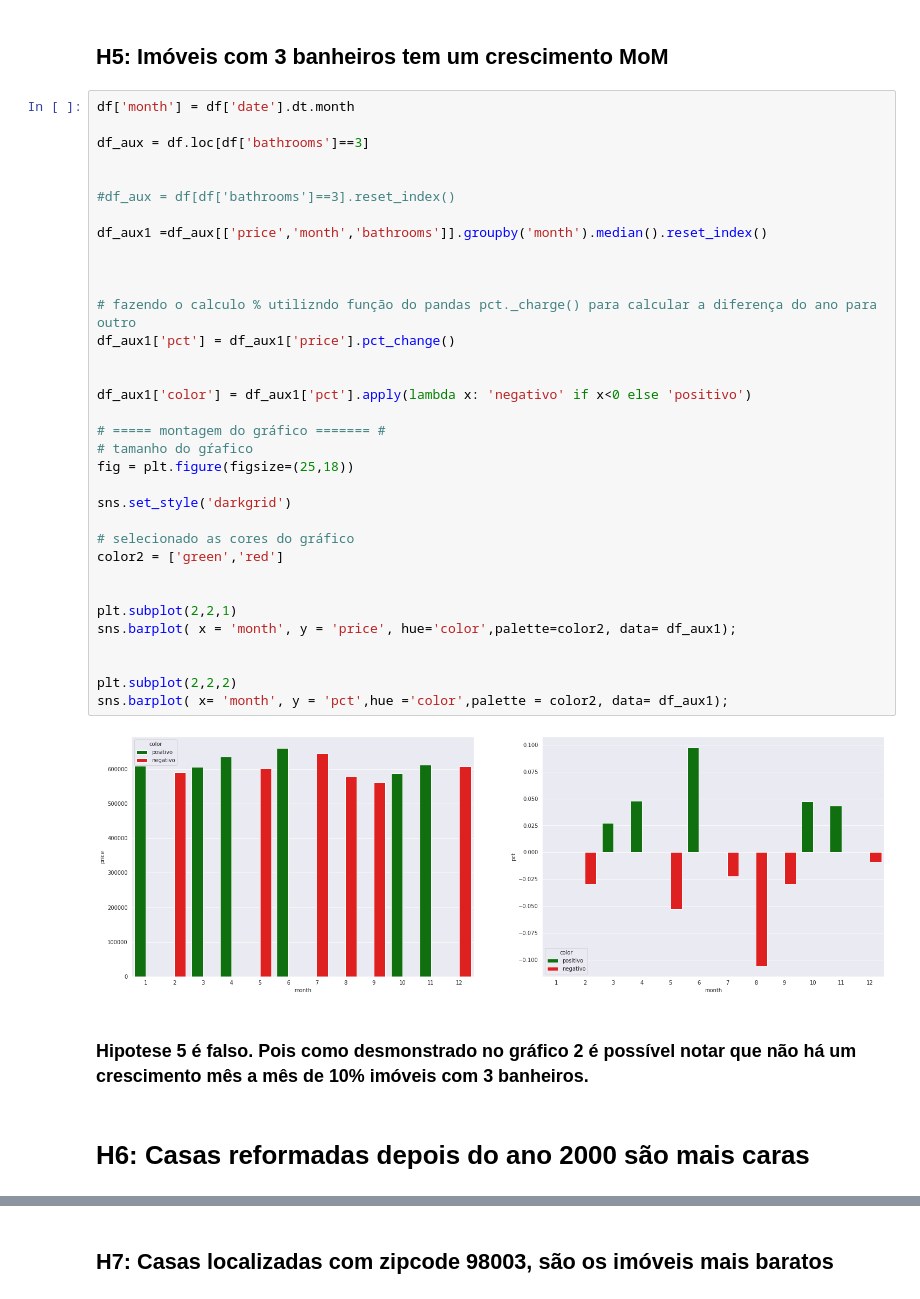
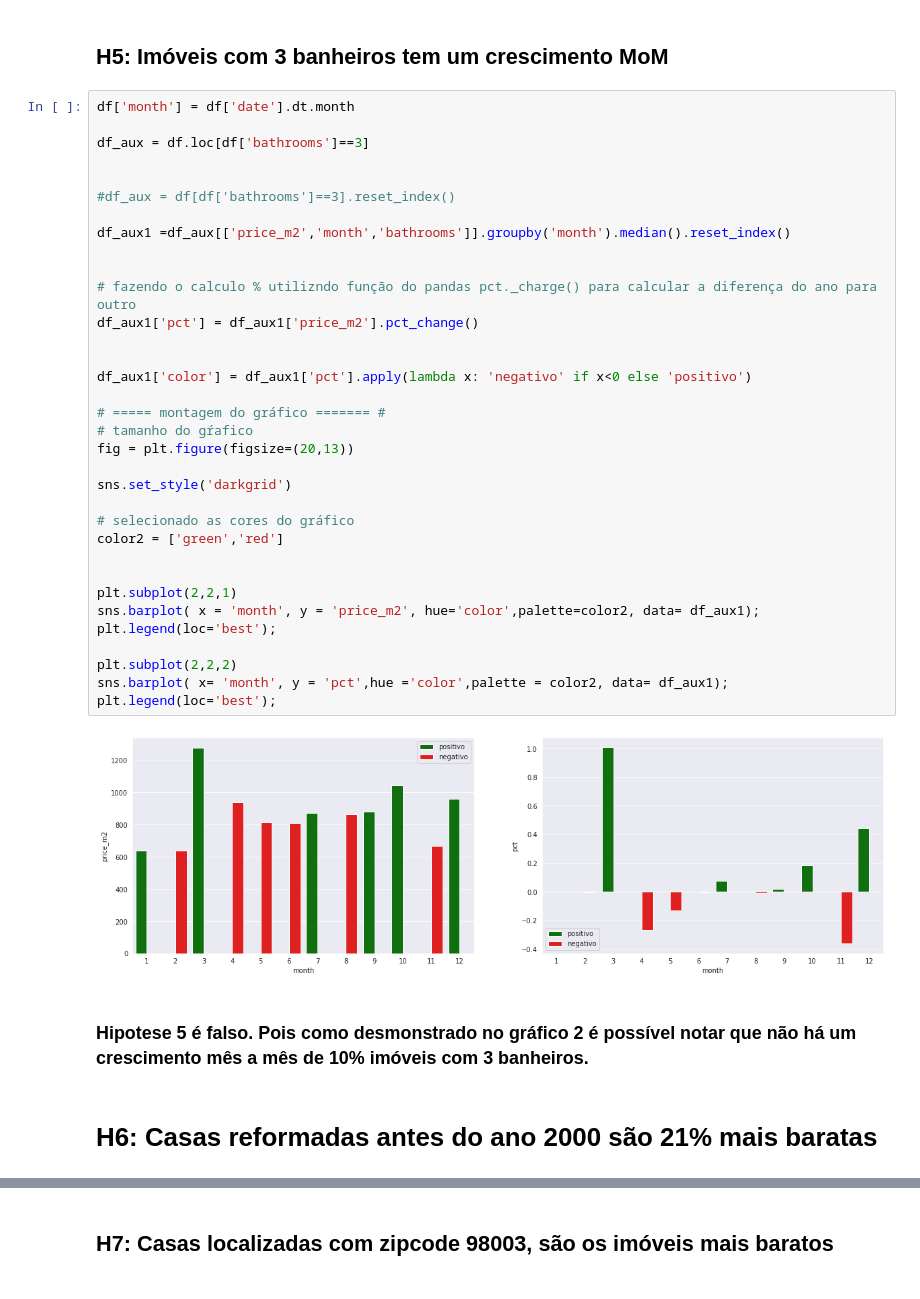
Before and after one commit to guiaraujofreitas/python_do_zero, a Jupyter notebook: Projetos_de_Insights_HouseRocket.ipynb, the cells around one changed output, grey strips where cells are left out. Drawn from its saved outputs; the diff is of its cells as text.

```diff
--- a/Projetos_de_Insights_HouseRocket.ipynb
+++ b/Projetos_de_Insights_HouseRocket.ipynb
@@ -408,41 +427,41 @@ plt.show()
 # %%
 df['month'] = df['date'].dt.month
 
 df_aux = df.loc[df['bathrooms']==3]
 
 
 #df_aux = df[df['bathrooms']==3].reset_index()
 
-df_aux1 =df_aux[['price','month','bathrooms']].groupby('month').median().reset_index()
-
+df_aux1 =df_aux[['price_m2','month','bathrooms']].groupby('month').median().reset_index()
 
 
 # fazendo o calculo % utilizndo função do pandas pct._charge() para calcular a diferença do ano para outro
-df_aux1['pct'] = df_aux1['price'].pct_change()
+df_aux1['pct'] = df_aux1['price_m2'].pct_change()
 
 
 df_aux1['color'] = df_aux1['pct'].apply(lambda x: 'negativo' if x<0 else 'positivo')
 
 # ===== montagem do gráfico ======= #
 # tamanho do gŕafico
-fig = plt.figure(figsize=(25,18))
+fig = plt.figure(figsize=(20,13))
 
 sns.set_style('darkgrid')
 
 # selecionado as cores do gráfico
 color2 = ['green','red']
 
 
 plt.subplot(2,2,1)
-sns.barplot( x = 'month', y = 'price', hue='color',palette=color2, data= df_aux1);
-
+sns.barplot( x = 'month', y = 'price_m2', hue='color',palette=color2, data= df_aux1);
+plt.legend(loc='best');
 
 plt.subplot(2,2,2)
 sns.barplot( x= 'month', y = 'pct',hue ='color',palette = color2, data= df_aux1);
+plt.legend(loc='best');
 # %% [output]
-[figure, old version]
+[figure, new version]
 # %% [markdown]
 ### Hipotese 5 é falso. Pois como desmonstrado no gráfico 2 é possível notar que não há um crescimento mês a mês de 10% imóveis com 3 banheiros.
 # %% [markdown]
-# H6: Casas reformadas depois do ano 2000 são mais caras
+# H6: Casas reformadas antes do ano 2000 são 21% mais baratas
 # %%
```
Also changed, not shown: parts of 3 cells of this notebook.
